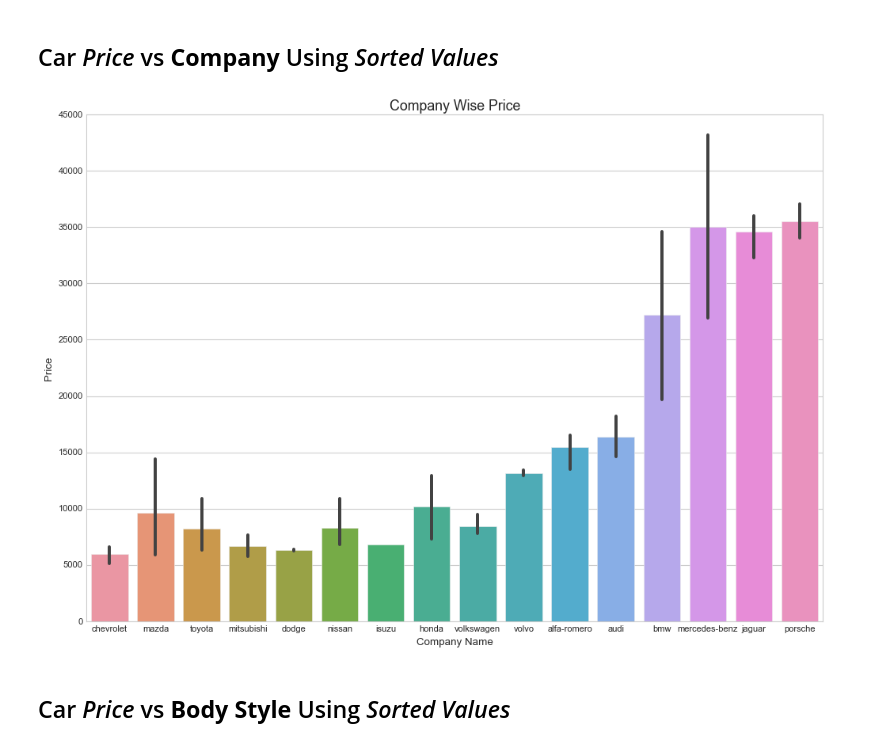
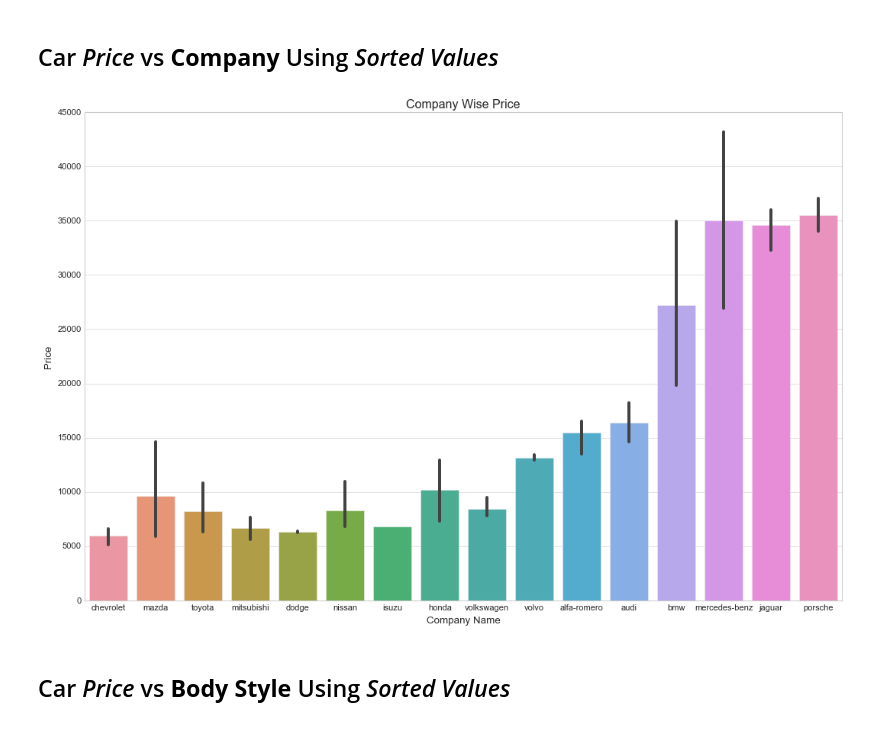
Before and after one commit to GHOSTRITAM/CLASS_PROJECT, a Jupyter notebook: Notebook/Car Price.ipynb, the cells around one changed output. Cells and saved outputs as stored; diff of their text form; code cells hidden in the pictures.

```diff
--- a/Notebook/Car Price.ipynb
+++ b/Notebook/Car Price.ipynb
@@ -492,15 +492,15 @@ h2{color: rgb(204, 122, 0); background-color: rgb(179, 204, 204);}
 </style>
 ## Car <i>Price</i> vs <b>Company</b>  Using <i>Sorted Values</i> ##
 # %%
-plt.figure(figsize=(15, 10))
+plt.figure(figsize=(16, 10))
 plt.style.use('seaborn-v0_8-whitegrid')
 sns.barplot(x='company', y='price', data=car_price_sort)
 plt.title('Company Wise Price')
 plt.xlabel('Company Name')
 plt.ylabel('Price')
 plt.show()
 # %% [output]
-[figure, old version]
+[figure, new version]
 # %% [markdown]
 <style>
 h2{color: rgb(204, 122, 0); background-color: rgb(179, 204, 204);}
```
Also changed, not shown: parts of 43 cells of this notebook.
